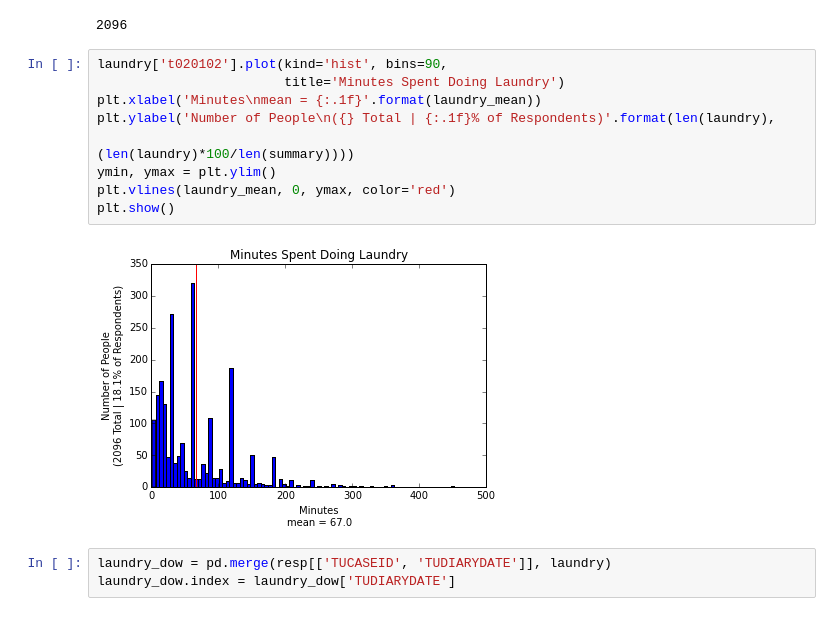
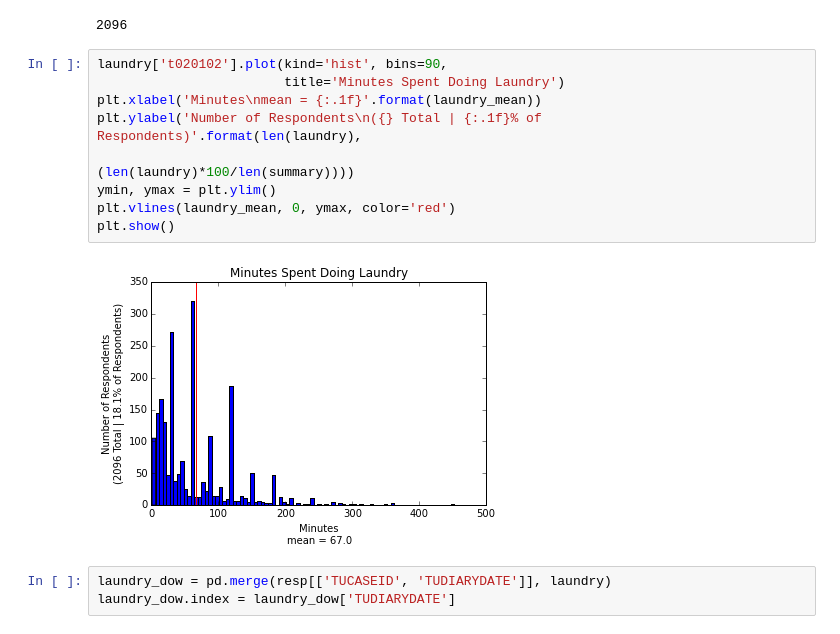
Before and after one commit to ahartz1/atus-analysis, a Jupyter notebook: atus-analysis.ipynb, the cells around one changed output. Saved outputs shown, nothing was run; the diff lists cells and outputs as text.

```diff
--- a/atus-analysis.ipynb
+++ b/atus-analysis.ipynb
@@ -112,14 +114,14 @@ len(laundry['TUCASEID'].unique())
 # %%
 laundry['t020102'].plot(kind='hist', bins=90,
                         title='Minutes Spent Doing Laundry')
 plt.xlabel('Minutes\nmean = {:.1f}'.format(laundry_mean))
-plt.ylabel('Number of People\n({} Total | {:.1f}% of Respondents)'.format(len(laundry),
+plt.ylabel('Number of Respondents\n({} Total | {:.1f}% of Respondents)'.format(len(laundry),
                                                                           (len(laundry)*100/len(summary))))
 ymin, ymax = plt.ylim()
 plt.vlines(laundry_mean, 0, ymax, color='red')
 plt.show()
 # %% [output]
-[figure, old version]
+[figure, new version]
 # %%
 laundry_dow = pd.merge(resp[['TUCASEID', 'TUDIARYDATE']], laundry)
 laundry_dow.index = laundry_dow['TUDIARYDATE']
```
Also changed, not shown: parts of 15 cells of this notebook.
